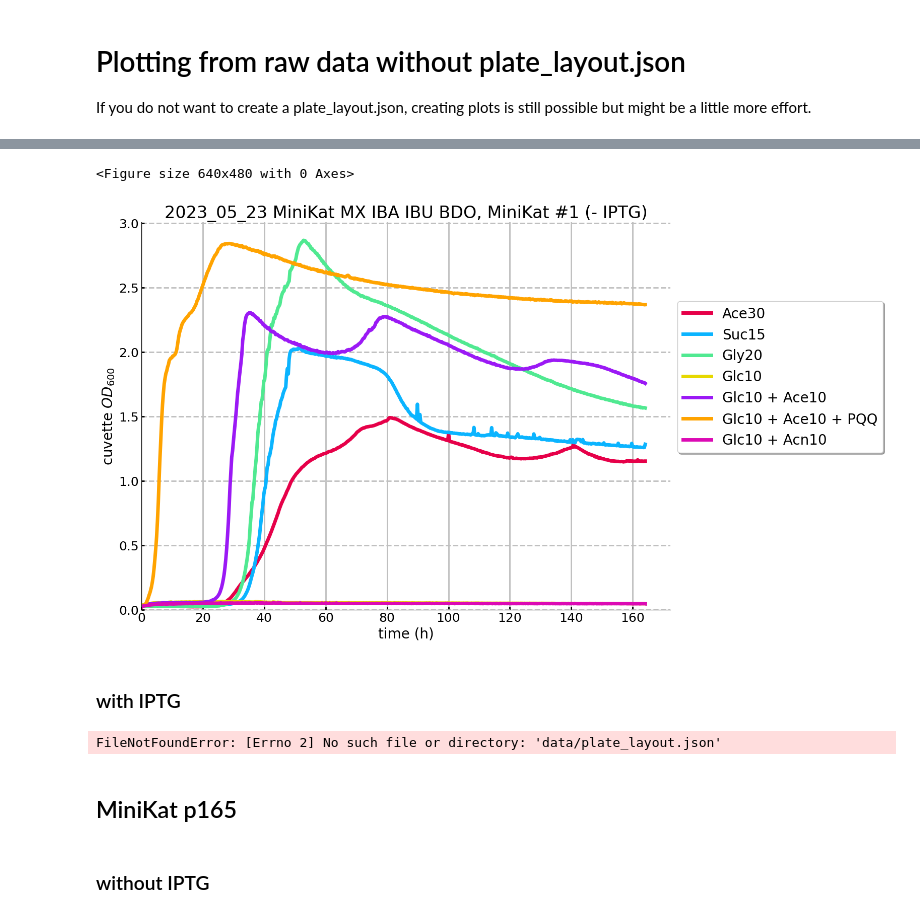
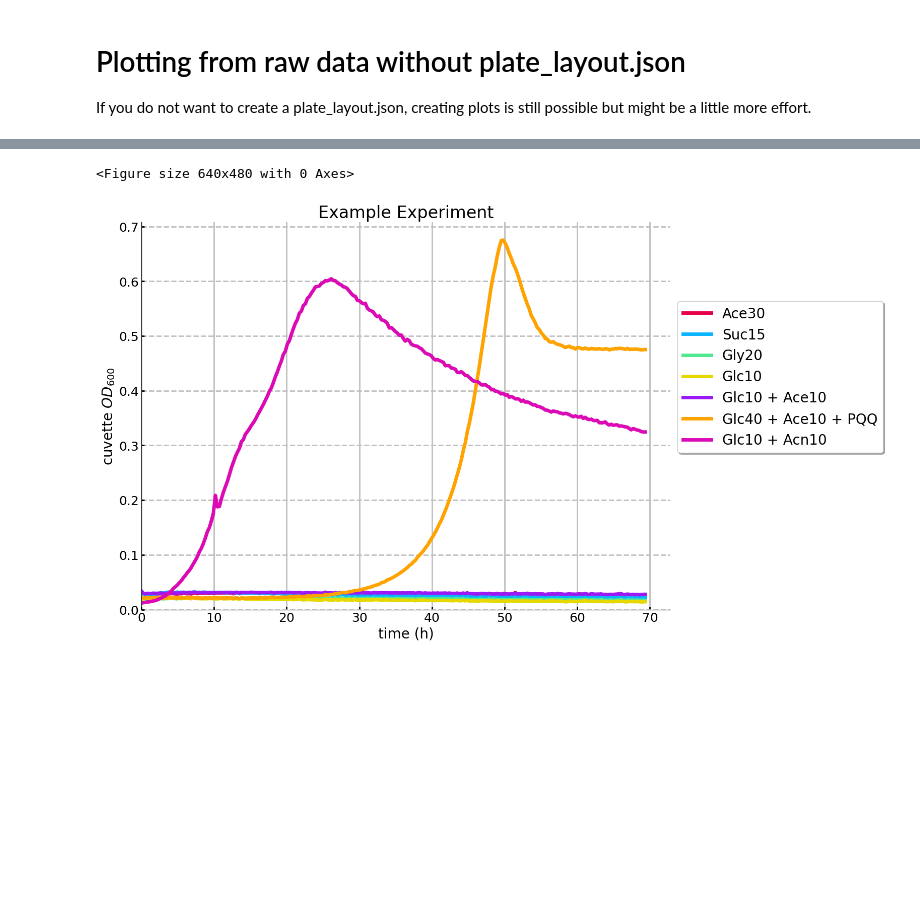
Before and after one commit to AG-Lindner-Charite-Berlin/growth-curves-from-plate-reader-data, a Jupyter notebook: Plotting Script.ipynb, the cells around one changed output, grey strips where cells are left out. Saved outputs shown, nothing was run; the diff lists cells and outputs as text; code cells hidden in the pictures; blank space fills up the shorter version.

```diff
--- a/Plotting Script.ipynb
+++ b/Plotting Script.ipynb
@@ -109,30 +113,13 @@ plot_plate(experiment.adjusted_growth_data, well_count=96)
 # %%
 run_plotting_pipeline(
-    plot_title="2023_05_23 MiniKat MX IBA IBU BDO, MiniKat #1 (- IPTG)",
-    path_to_raw_data="data/lalalala/2023_05_23 MiniKat MX IBA IBU BDO.xlsx",
-    path_to_plate_layout="data/lalalala/plate_layout.json",
-    strains=["MiniKat"],
+    plot_title="Example Experiment",
+    path_to_raw_data="data/example.xlsx",
+    path_to_plate_layout="plate_layout_example.json",
+    strains=["MiniKat #1"],
     conditions=["all"],
     media=["MX"],
     groupby="condition",
 )
 # %% [output]
 <Figure size 640x480 with 0 Axes>
-[figure, old version]
+[figure, new version]
-# %% [markdown]
-### with IPTG
-# %%
-run_plotting_pipeline(
-    plot_title="2023_05_23 MiniKat MX IBA IBU BDO, MiniKat #1 (+ IPTG)",
-    path_to_raw_data="data/2023_05_23 MiniKat MX IBA IBU BDO.xlsx",
-    strains=["MiniKat #1"],
-    conditions=["all"],
-    media=["MX + 250uM IPTG"],
-    groupby="condition",
-)
-# %% [output]
-FileNotFoundError: [Errno 2] No such file or directory: 'data/plate_layout.json'
-# %% [markdown]
-## MiniKat p165
-# %% [markdown]
-### without IPTG
```
Also changed, not shown: parts of 23 cells of this notebook.
